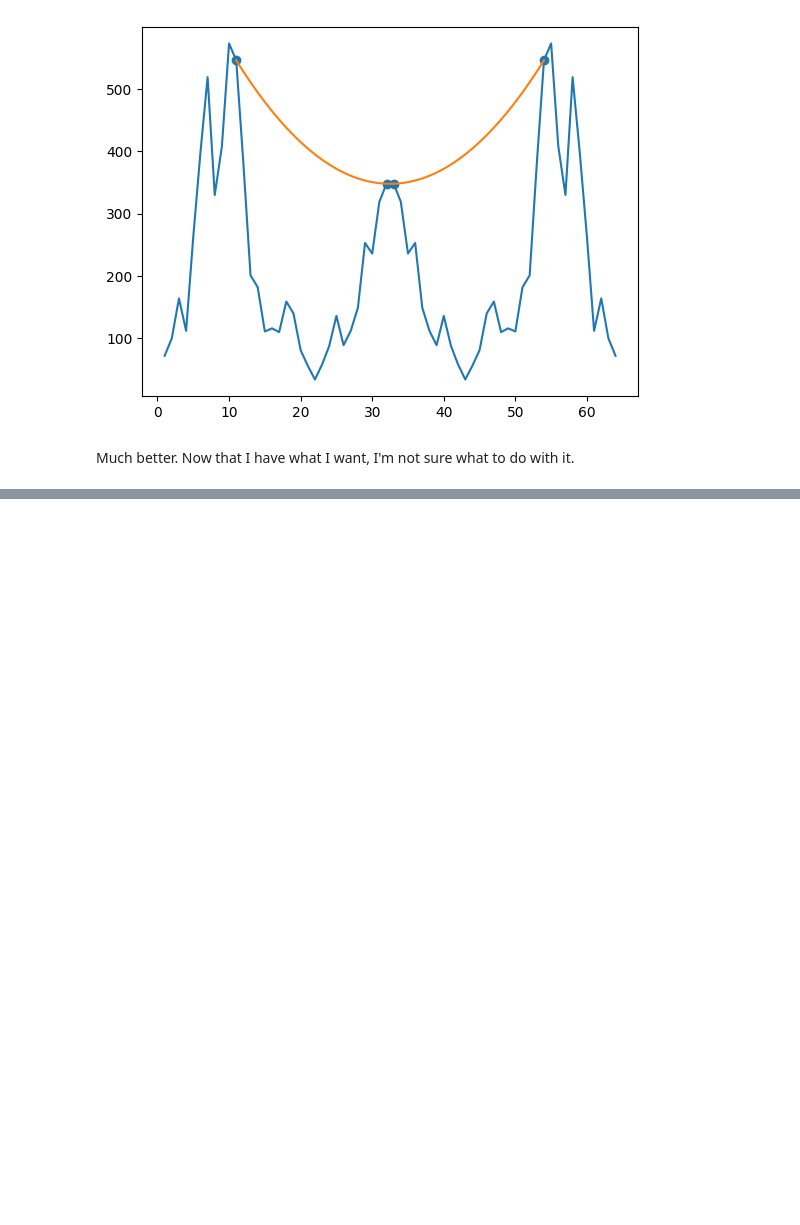
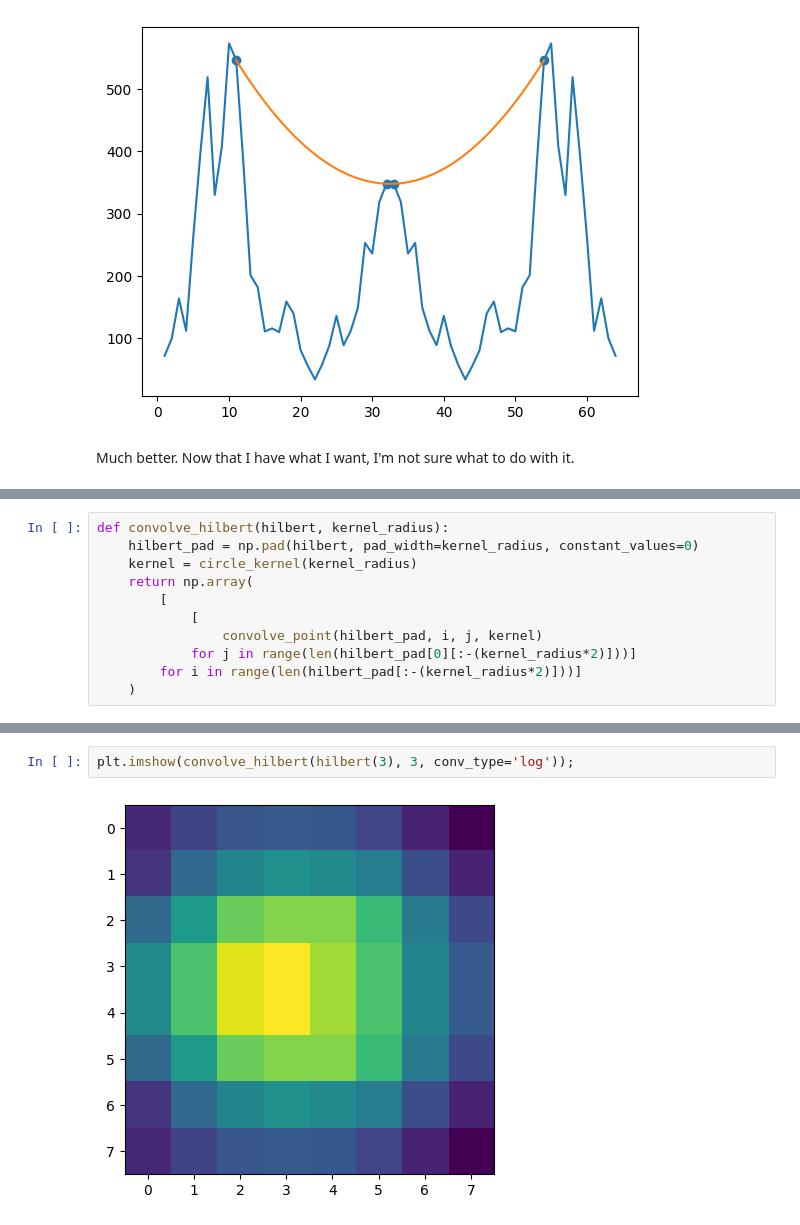
Before and after one commit to zdravoj/hilbert-convolution, a Jupyter notebook: hilbert_convolution_research.ipynb, the cells around one changed output, grey strips where cells are left out. Drawn from its saved outputs; the diff is of its cells as text; blank space fills up the shorter version.

```diff
--- a/hilbert_convolution_research.ipynb
+++ b/hilbert_convolution_research.ipynb
@@ -723,0 +767,11 @@ Much better. Now that I have what I want, I'm not sure what to do with it.
+# %%
+def convolve_hilbert(hilbert, kernel_radius):
+    hilbert_pad = np.pad(hilbert, pad_width=kernel_radius, constant_values=0)
+    kernel = circle_kernel(kernel_radius)
+    return np.array(
+        [
+            [
+                convolve_point(hilbert_pad, i, j, kernel)
+            for j in range(len(hilbert_pad[0][:-(kernel_radius*2)]))]
+        for i in range(len(hilbert_pad[:-(kernel_radius*2)]))]
+    )
@@ -723,0 +925,4 @@ Much better. Now that I have what I want, I'm not sure what to do with it.
+# %%
+plt.imshow(convolve_hilbert(hilbert(3), 3, conv_type='log'));
+# %% [output]
+[figure, added]
```
Also changed, not shown: parts of 24 cells of this notebook.
